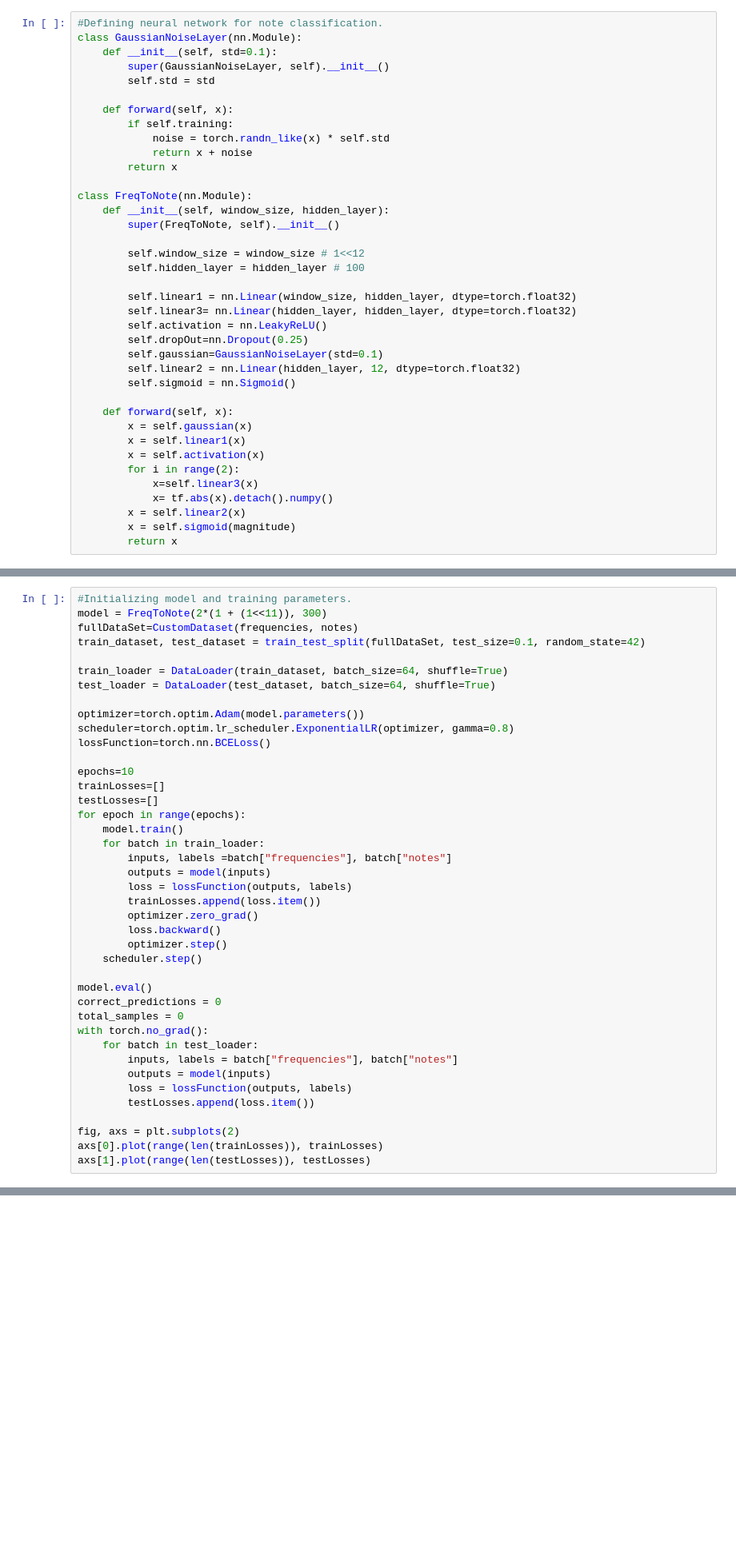
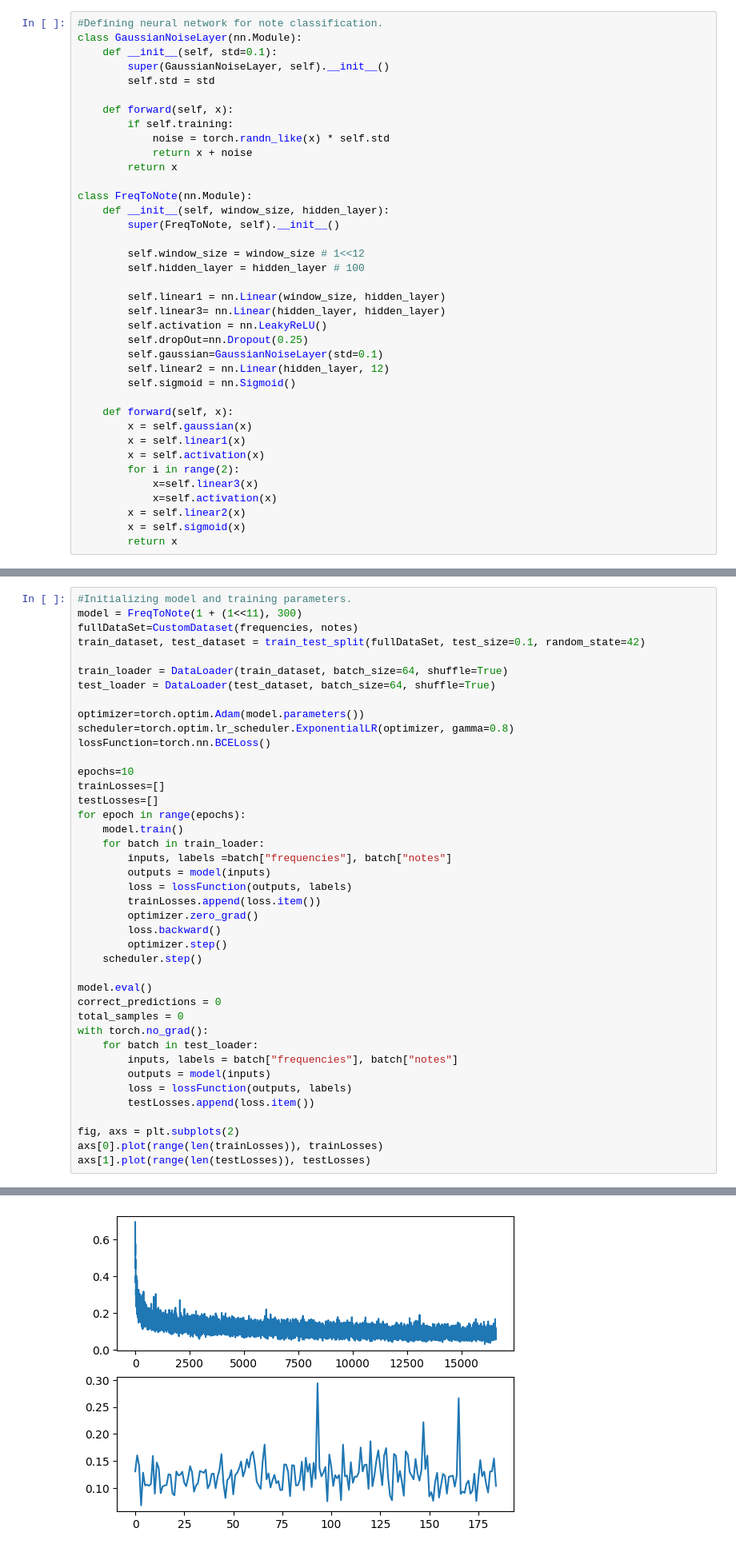
Before and after one commit to ddgithubb/string-protagonist, a Jupyter notebook: ml/py/evaluation.ipynb, the cells around one changed output, grey strips where cells are left out. Shown: that part at 80% size. Cells and saved outputs as stored; diff of their text form; blank space fills up the shorter version.

```diff
--- a/ml/py/evaluation.ipynb
+++ b/ml/py/evaluation.ipynb
@@ -32,12 +31,12 @@ class FreqToNote(nn.Module):
         self.window_size = window_size # 1<<12
         self.hidden_layer = hidden_layer # 100
 
-        self.linear1 = nn.Linear(window_size, hidden_layer, dtype=torch.float32)
-        self.linear3= nn.Linear(hidden_layer, hidden_layer, dtype=torch.float32)
+        self.linear1 = nn.Linear(window_size, hidden_layer)
+        self.linear3= nn.Linear(hidden_layer, hidden_layer)
         self.activation = nn.LeakyReLU()
         self.dropOut=nn.Dropout(0.25)
         self.gaussian=GaussianNoiseLayer(std=0.1)
-        self.linear2 = nn.Linear(hidden_layer, 12, dtype=torch.float32)
+        self.linear2 = nn.Linear(hidden_layer, 12)
         self.sigmoid = nn.Sigmoid()
 
     def forward(self, x):
@@ -46,9 +45,9 @@ class FreqToNote(nn.Module):
         x = self.activation(x)
         for i in range(2):
             x=self.linear3(x)
-            x= tf.abs(x).detach().numpy()
+            x=self.activation(x)
         x = self.linear2(x)
-        x = self.sigmoid(magnitude)
+        x = self.sigmoid(x)
         return x
 # %%
 #Creating a custom dataset to load a dataframe into a pytorch dataset.
@@ -96,7 +84,7 @@ def formatCSV():
 formatCSV()
 # %%
 #Initializing model and training parameters.
-model = FreqToNote(2*(1 + (1<<11)), 300)
+model = FreqToNote(1 + (1<<11), 300)
 fullDataSet=CustomDataset(frequencies, notes)
 train_dataset, test_dataset = train_test_split(fullDataSet, test_size=0.1, random_state=42)
 
@@ -140,3 +128,4 @@ IndexError: index 332195199 is out of bounds for dimension 0 with size 117924
+[figure, added]
 # %%
 torch.onnx.export(
     model,
```
Also changed, not shown: parts of 3 cells of this notebook.
